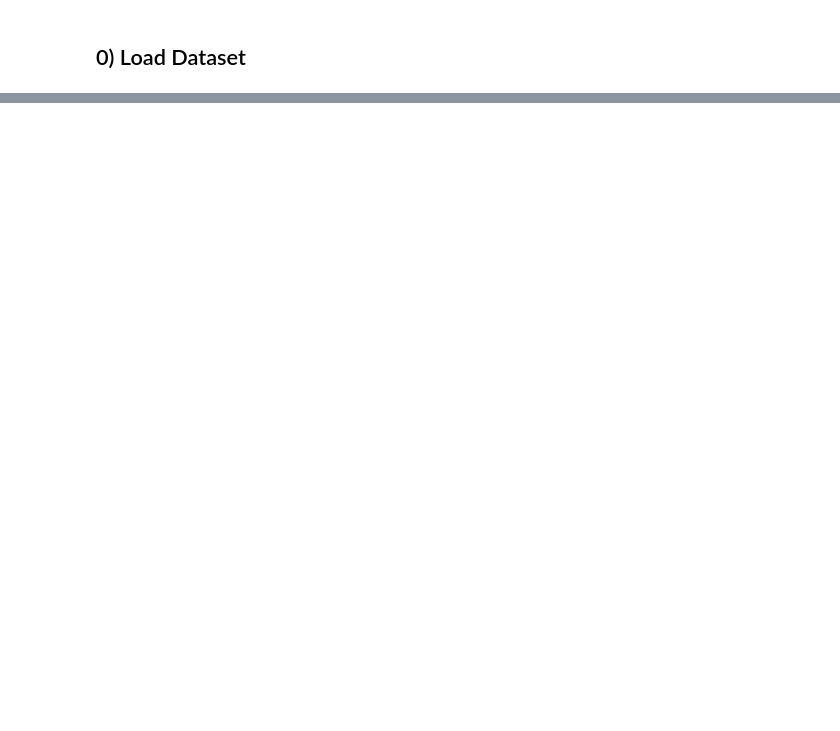
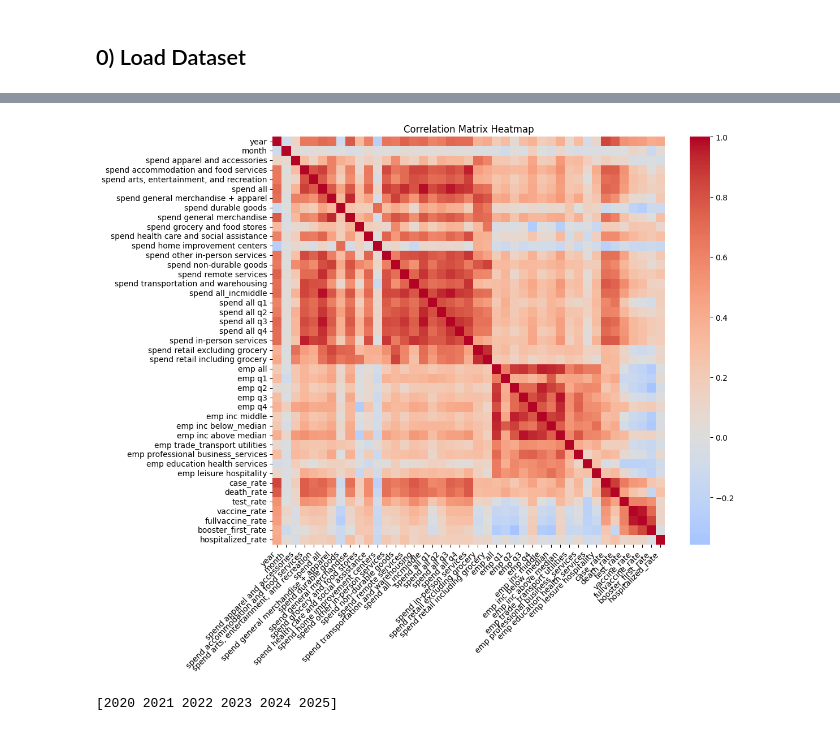
Before and after one commit to nisharonn/US-Economic-Recovery-Post-COVID-19, a Jupyter notebook: MLR.ipynb, the cells around one changed output, grey strips where cells are left out. Saved outputs shown, nothing was run; the diff lists cells and outputs as text; code cells hidden in the pictures; blank space fills up the shorter version.

Commit message:
Added variant 2 and 3, heatmap for EDA Need to figure out bugs with interaction terms

```diff
--- a/MLR.ipynb
+++ b/MLR.ipynb
@@ -210,0 +48,4 @@ AUC (test):      0.998
+# %%
+data = pd.read_csv('data.csv')
+print(data.shape)
+data.head()
@@ -210,0 +89,9 @@ AUC (test):      0.998
+# %%
+# Remove irrelevant temporal predictors
+data = data.drop(columns=['day_endofweek', 'time retail and recreation', 'time grocery and pharmacy', 'time parks', 'time transit stations', 'time workplaces',
+       'time residential', 'time away from home', 'day'])
+
+# Use numerical features for EDA
+num_cols = data.select_dtypes(include=['float64', 'int64']).columns
+
+data.columns
@@ -210,0 +109,26 @@ AUC (test):      0.998
+# %%
+import seaborn as sns
+correlation_matrix = data[num_cols].corr()
+# Create a heatmap
+plt.figure(figsize=(12, 10))
+ax = sns.heatmap(
+    correlation_matrix,
+    cmap="coolwarm",
+    center=0,
+    xticklabels=correlation_matrix.columns,
+    yticklabels=correlation_matrix.columns
+)
+
+# Rotate labels for readability
+plt.xticks(rotation=45, ha='right')
+plt.yticks(rotation=0)
+
+plt.title('Correlation Matrix Heatmap')
+plt.tight_layout()
+plt.show()
+# %% [output]
+[figure, added]
+# %%
+print(data['year'].unique())
+# %% [output]
+[2020 2021 2022 2023 2024 2025]
```
Also changed, not shown: parts of 53 cells of this notebook.
